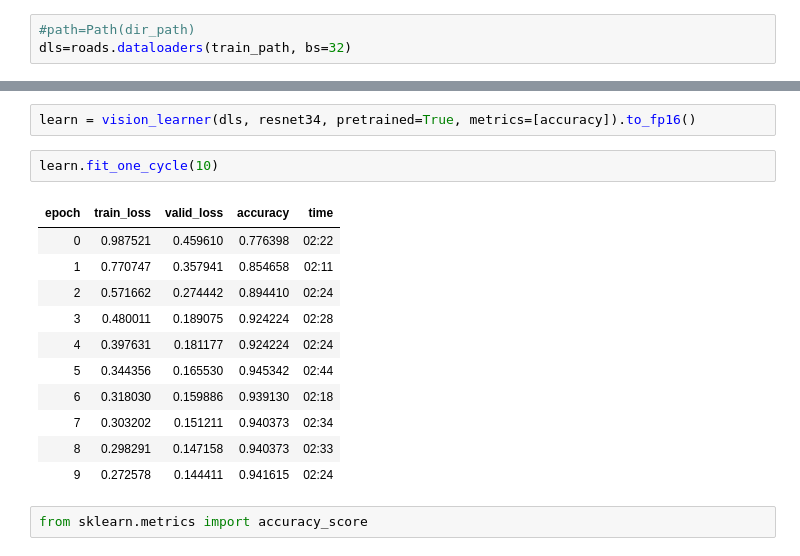
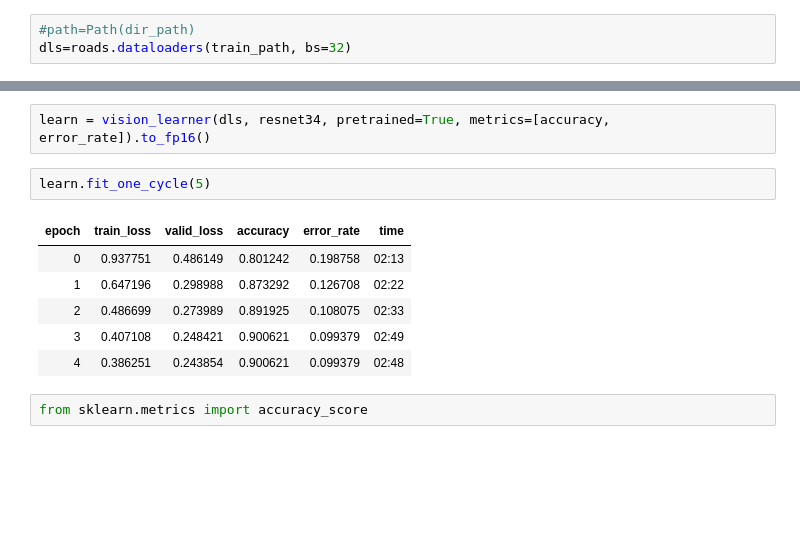
Before and after one commit to igntrevor/Asifiwe-Project, a Jupyter notebook: MIIA torchscript.ipynb, the cells around one changed output, grey strips where cells are left out. Saved outputs shown, nothing was run; the diff lists cells and outputs as text; blank space fills up the shorter version.

```diff
--- a/MIIA torchscript.ipynb
+++ b/MIIA torchscript.ipynb
@@ -22,19 +22,14 @@ dls.show_batch(max_n=9)
 # %%
-learn = vision_learner(dls, resnet34, pretrained=True, metrics=[accuracy]).to_fp16()
+learn = vision_learner(dls, resnet34, pretrained=True, metrics=[accuracy, error_rate]).to_fp16()
 # %%
-learn.fit_one_cycle(10)
+learn.fit_one_cycle(5)
 # %% [output]
-| epoch | train_loss | valid_loss | accuracy | time |
-| 0 | 0.987521 | 0.459610 | 0.776398 | 02:22 |
-| 1 | 0.770747 | 0.357941 | 0.854658 | 02:11 |
-| 2 | 0.571662 | 0.274442 | 0.894410 | 02:24 |
-| 3 | 0.480011 | 0.189075 | 0.924224 | 02:28 |
-| 4 | 0.397631 | 0.181177 | 0.924224 | 02:24 |
-| 5 | 0.344356 | 0.165530 | 0.945342 | 02:44 |
-| 6 | 0.318030 | 0.159886 | 0.939130 | 02:18 |
-| 7 | 0.303202 | 0.151211 | 0.940373 | 02:34 |
-| 8 | 0.298291 | 0.147158 | 0.940373 | 02:33 |
-| 9 | 0.272578 | 0.144411 | 0.941615 | 02:24 |
+| epoch | train_loss | valid_loss | accuracy | error_rate | time |
+| 0 | 0.937751 | 0.486149 | 0.801242 | 0.198758 | 02:13 |
+| 1 | 0.647196 | 0.298988 | 0.873292 | 0.126708 | 02:22 |
+| 2 | 0.486699 | 0.273989 | 0.891925 | 0.108075 | 02:33 |
+| 3 | 0.407108 | 0.248421 | 0.900621 | 0.099379 | 02:49 |
+| 4 | 0.386251 | 0.243854 | 0.900621 | 0.099379 | 02:48 |
 # %%
 from sklearn.metrics import accuracy_score
 # %%
```
Also changed, not shown: parts of 8 cells of this notebook, 2 other files.
